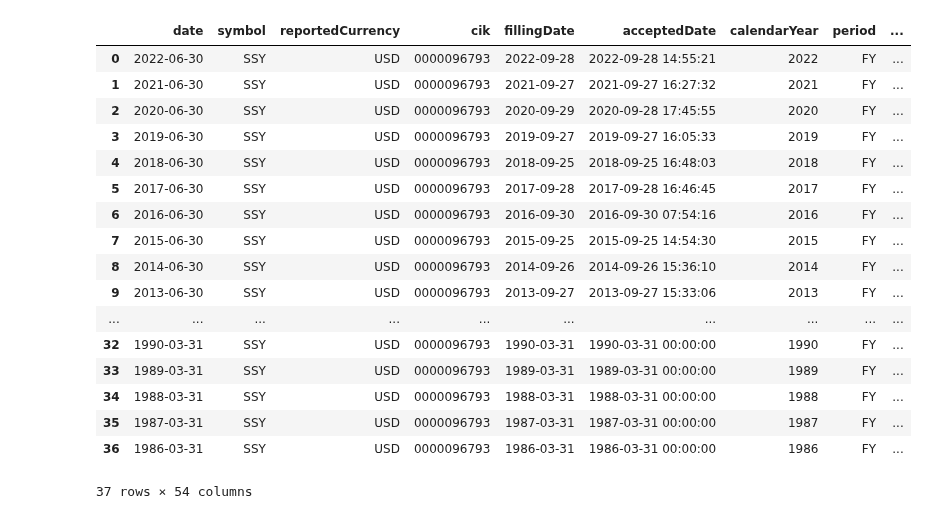
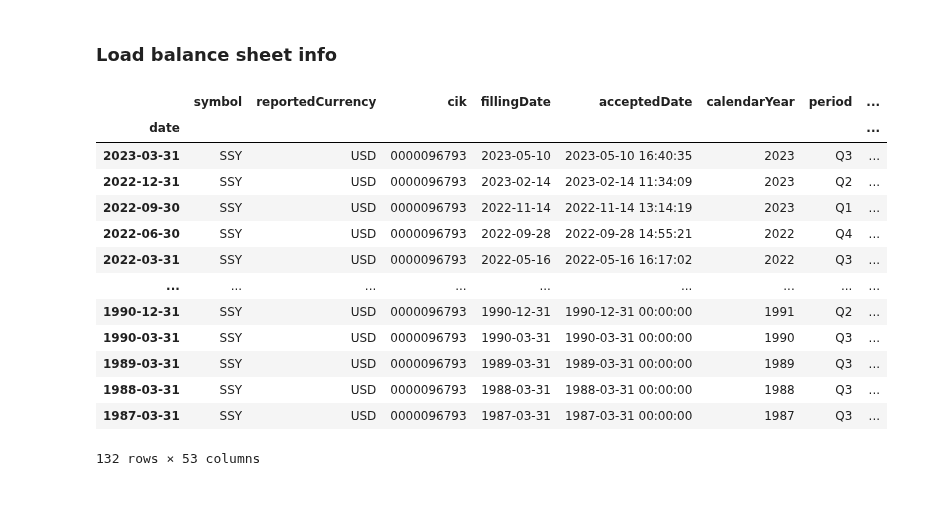
Before and after one commit to simonjpc/value_investment, a Jupyter notebook: various-tests-extraction-system-design.ipynb, the cells around one changed output. Drawn from its saved outputs; the diff is of its cells as text; code cells hidden in the pictures.

```diff
--- a/various-tests-extraction-system-design.ipynb
+++ b/various-tests-extraction-system-design.ipynb
@@ -3,29 +3,31 @@ import certifi
 import json
 import pandas as pd
 from urllib.request import urlopen
+# %%
+pd.set_option("display.max_columns", 100)
+# %% [markdown]
+### Load balance sheet info
 # %%
-url = "https://financialmodelingprep.com/api/v3/balance-sheet-statement/SSY?from=2018-12-31&to=2019-12-31"
-response_balance_sheet = urlopen(url, cafile=certifi.where())
+url_balance_sheet = "https://financialmodelingprep.com/api/v3/balance-sheet-statement/SSY?period=quarter&from=2018-12-31&to=2019-12-31"
+response_balance_sheet = urlopen(url_balance_sheet, cafile=certifi.where())
 data_balance_sheet = response_balance_sheet.read().decode("utf-8")
 data_balance_sheet = json.loads(data_balance_sheet)
 # %%
-pd.DataFrame(data_balance_sheet)
+balance_sheet_df = pd.DataFrame(data_balance_sheet)
+balance_sheet_df = balance_sheet_df.set_index("date")
+balance_sheet_df
 # %% [output]
-|  | date | symbol | reportedCurrency | cik | fillingDate | acceptedDate | calendarYear | period | ... |
-| 0 | 2022-06-30 | SSY | USD | 0000096793 | 2022-09-28 | 2022-09-28 14:55:21 | 2022 | FY | ... |
-| 1 | 2021-06-30 | SSY | USD | 0000096793 | 2021-09-27 | 2021-09-27 16:27:32 | 2021 | FY | ... |
-| 2 | 2020-06-30 | SSY | USD | 0000096793 | 2020-09-29 | 2020-09-28 17:45:55 | 2020 | FY | ... |
-| 3 | 2019-06-30 | SSY | USD | 0000096793 | 2019-09-27 | 2019-09-27 16:05:33 | 2019 | FY | ... |
-| 4 | 2018-06-30 | SSY | USD | 0000096793 | 2018-09-25 | 2018-09-25 16:48:03 | 2018 | FY | ... |
-| 5 | 2017-06-30 | SSY | USD | 0000096793 | 2017-09-28 | 2017-09-28 16:46:45 | 2017 | FY | ... |
-| 6 | 2016-06-30 | SSY | USD | 0000096793 | 2016-09-30 | 2016-09-30 07:54:16 | 2016 | FY | ... |
-| 7 | 2015-06-30 | SSY | USD | 0000096793 | 2015-09-25 | 2015-09-25 14:54:30 | 2015 | FY | ... |
-| 8 | 2014-06-30 | SSY | USD | 0000096793 | 2014-09-26 | 2014-09-26 15:36:10 | 2014 | FY | ... |
-| 9 | 2013-06-30 | SSY | USD | 0000096793 | 2013-09-27 | 2013-09-27 15:33:06 | 2013 | FY | ... |
-| ... | ... | ... | ... | ... | ... | ... | ... | ... | ... |
-| 32 | 1990-03-31 | SSY | USD | 0000096793 | 1990-03-31 | 1990-03-31 00:00:00 | 1990 | FY | ... |
-| 33 | 1989-03-31 | SSY | USD | 0000096793 | 1989-03-31 | 1989-03-31 00:00:00 | 1989 | FY | ... |
-| 34 | 1988-03-31 | SSY | USD | 0000096793 | 1988-03-31 | 1988-03-31 00:00:00 | 1988 | FY | ... |
-| 35 | 1987-03-31 | SSY | USD | 0000096793 | 1987-03-31 | 1987-03-31 00:00:00 | 1987 | FY | ... |
-| 36 | 1986-03-31 | SSY | USD | 0000096793 | 1986-03-31 | 1986-03-31 00:00:00 | 1986 | FY | ... |
+|  | symbol | reportedCurrency | cik | fillingDate | acceptedDate | calendarYear | period | ... |
+| date |  |  |  |  |  |  |  | ... |
+| 2023-03-31 | SSY | USD | 0000096793 | 2023-05-10 | 2023-05-10 16:40:35 | 2023 | Q3 | ... |
+| 2022-12-31 | SSY | USD | 0000096793 | 2023-02-14 | 2023-02-14 11:34:09 | 2023 | Q2 | ... |
+| 2022-09-30 | SSY | USD | 0000096793 | 2022-11-14 | 2022-11-14 13:14:19 | 2023 | Q1 | ... |
+| 2022-06-30 | SSY | USD | 0000096793 | 2022-09-28 | 2022-09-28 14:55:21 | 2022 | Q4 | ... |
+| 2022-03-31 | SSY | USD | 0000096793 | 2022-05-16 | 2022-05-16 16:17:02 | 2022 | Q3 | ... |
+| ... | ... | ... | ... | ... | ... | ... | ... | ... |
+| 1990-12-31 | SSY | USD | 0000096793 | 1990-12-31 | 1990-12-31 00:00:00 | 1991 | Q2 | ... |
+| 1990-03-31 | SSY | USD | 0000096793 | 1990-03-31 | 1990-03-31 00:00:00 | 1990 | Q3 | ... |
+| 1989-03-31 | SSY | USD | 0000096793 | 1989-03-31 | 1989-03-31 00:00:00 | 1989 | Q3 | ... |
+| 1988-03-31 | SSY | USD | 0000096793 | 1988-03-31 | 1988-03-31 00:00:00 | 1988 | Q3 | ... |
+| 1987-03-31 | SSY | USD | 0000096793 | 1987-03-31 | 1987-03-31 00:00:00 | 1987 | Q3 | ... |
-37 rows × 54 columns
+132 rows × 53 columns
```
Also changed, not shown: parts of 19 cells of this notebook.
